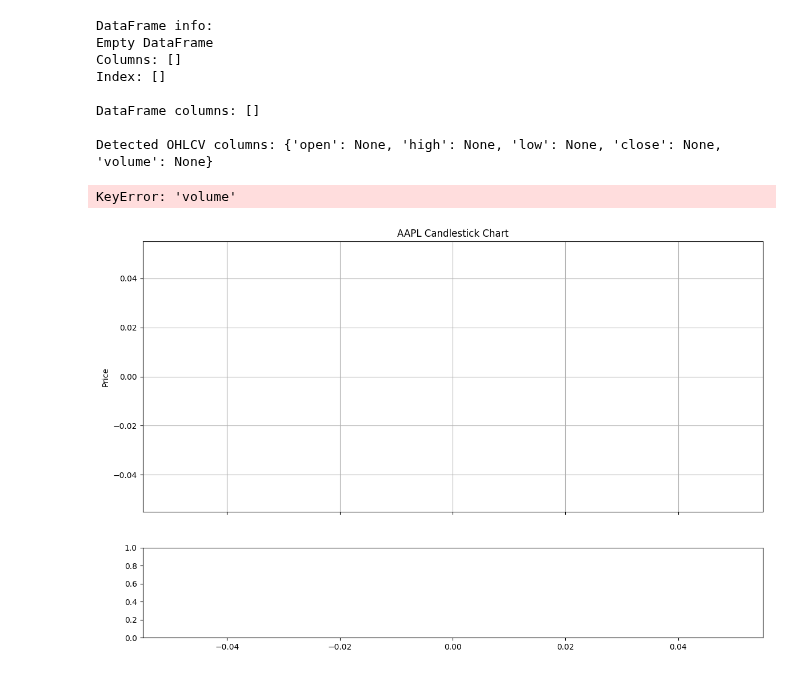
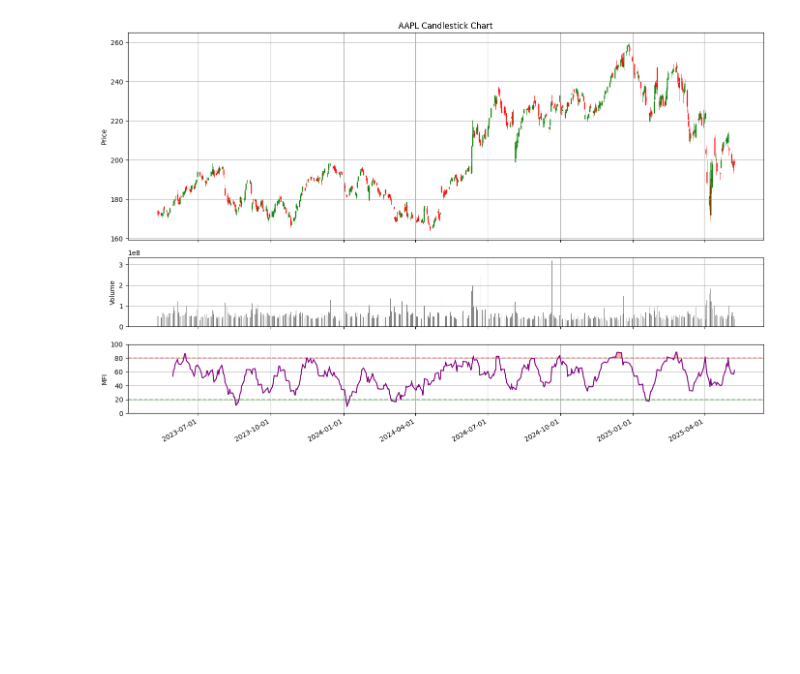
Before and after one commit to Code-For-3/Trading-for-Dummies, a Jupyter notebook: AlpacaDataFetch.ipynb, the cells around one changed output. Drawn from its saved outputs; the diff is of its cells as text; code cells hidden in the pictures; blank space fills up the shorter version.

```diff
--- a/AlpacaDataFetch.ipynb
+++ b/AlpacaDataFetch.ipynb
@@ -35,11 +114,13 @@ def get_stock_data(symbol: str, start_date: str, end_date: str):
 # %%
-def plot_candlestick_with_volume(df, symbol: str):
-    fig, (ax1, ax2) = plt.subplots(2, 1, figsize=(14, 9), sharex=True, gridspec_kw={'height_ratios': [3, 1]})
+def plot_candlestick_with_volume(df, symbol: str, period=14):
+    # Calculate MFI
+    df_with_mfi = calculate_mfi(df, period)
+
+    fig, (ax1, ax2, ax3) = plt.subplots(3, 1, figsize=(14, 9), sharex=True, gridspec_kw={'height_ratios': [3, 1, 1]})
 
     # Prepare data for candlestick
     quotes = []
     for idx, (multi_idx, row) in enumerate(df.iterrows()):
-        # multi_idx is a tuple: (symbol, timestamp)
         timestamp = multi_idx[1]
         quotes.append((
             mdates.date2num(timestamp),
@@ -60,6 +141,21 @@ def plot_candlestick_with_volume(df, symbol: str):
     ax2.set_ylabel('Volume')
     ax2.grid(True)
 
+    # MFI chart
+    dates = [multi_idx[1] for multi_idx in df_with_mfi.index]
+    ax3.plot(dates, df_with_mfi['mfi'], color='purple', linewidth=1.5)
+    # Overbought
+    ax3.axhline(y=80, color='r', linestyle='--', alpha=0.5)
+    ax3.axhline(y=20, color='g', linestyle='--', alpha=0.5)
+
+    # Oversold
+    ax3.fill_between(dates, df_with_mfi['mfi'], 80, where=(df_with_mfi['mfi'] >= 80), color='r', alpha=0.3)
+    ax3.fill_between(dates, df_with_mfi['mfi'], 20, where=(df_with_mfi['mfi'] <= 20), color='g', alpha=0.3)
+
+    ax3.set_ylabel('MFI')
+    ax3.set_ylim(0, 100)
+    ax3.grid(True)
+
     # Format x-axis with dates
     ax2.xaxis.set_major_formatter(mdates.DateFormatter('%Y-%m-%d'))
     fig.autofmt_xdate()
@@ -68,18 +164,9 @@ def plot_candlestick_with_volume(df, symbol: str):
 # %%
 # Example usage
 symbol = "AAPL"
-start_date = "2022-05-10"
-end_date = "2024-05-10"
+start_date = "2023-05-10"
+end_date = "2025-05-10"
 df = get_stock_data(symbol, start_date, end_date)
 plot_candlestick_with_volume(df, symbol)
 # %% [output]
-DataFrame info:
-Empty DataFrame
-Columns: []
-Index: []
-
-DataFrame columns: []
-
-Detected OHLCV columns: {'open': None, 'high': None, 'low': None, 'close': None, 'volume': None}
-KeyError: 'volume'
-[figure, old version]
+[figure, new version]
```
Also changed, not shown: parts of 3 cells of this notebook.
